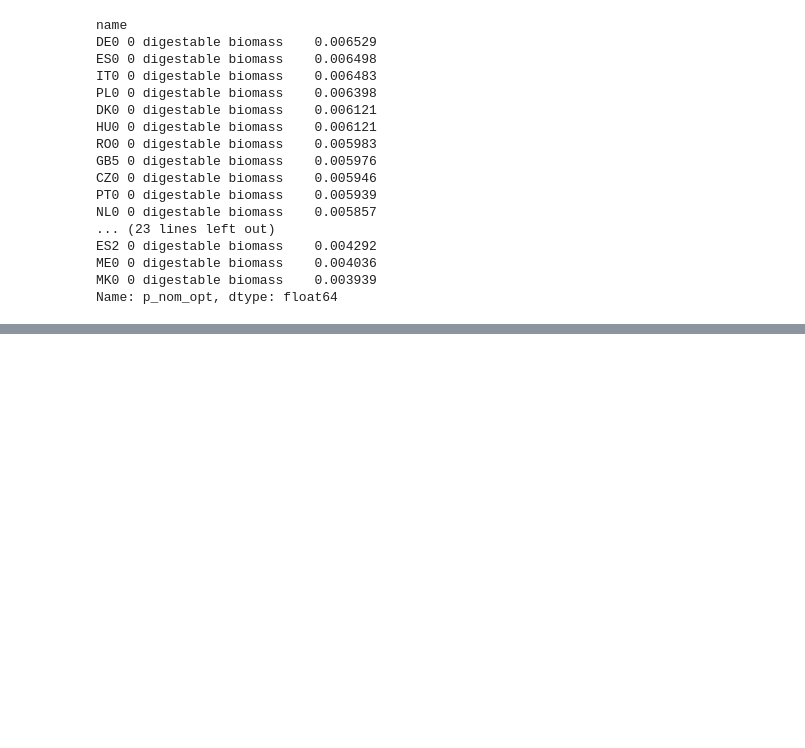
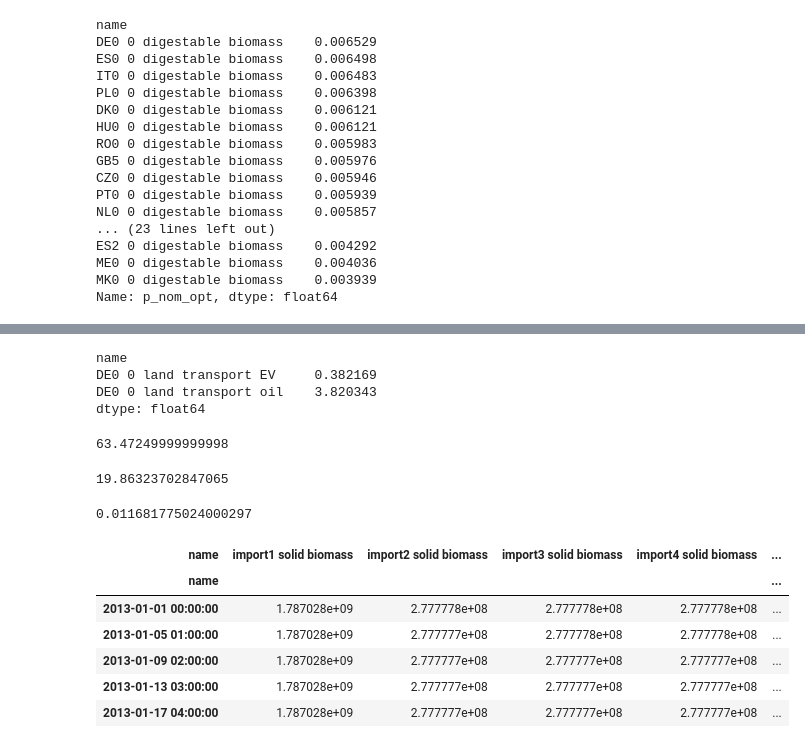
Before and after one commit to humpage/pypsa-eur-sec, a Jupyter notebook: jupyterAnalysis.ipynb, the cells around one changed output, grey strips where cells are left out. Saved outputs shown, nothing was run; the diff lists cells and outputs as text; code cells hidden in the pictures; blank space fills up the shorter version.

```diff
--- a/jupyterAnalysis.ipynb
+++ b/jupyterAnalysis.ipynb
@@ -248,0 +280,29 @@ n.components["Link"]["attrs"]
+# %%
+n.loads_t.p.filter(regex='DE.*transport').sum()/1e6#*3.6/1e6 #PJ
+# %% [output]
+name
+DE0 0 land transport EV     0.382169
+DE0 0 land transport oil    3.820343
+dtype: float64
+# %%
+n.loads_t.p.filter(regex='electricity').sum().sum()*3.6/1e6
+# %% [output]
+63.47249999999998
+# %%
+n.stores_t.p.filter(regex='solid biomass').sum().sum()*3.6/1e6
+# %% [output]
+19.86323702847065
+# %%
+n.stores_t.p.filter(regex='digestable biomass').sum().sum()*3.6/1e6
+# %% [output]
+0.011681775024000297
+# %%
+n.stores_t.e.filter(regex='import').head(5)
+# %% [output]
+| name | import1 solid biomass | import2 solid biomass | import3 solid biomass | import4 solid biomass | ... |
+| name |  |  |  |  | ... |
+| 2013-01-01 00:00:00 | 1.787028e+09 | 2.777778e+08 | 2.777778e+08 | 2.777778e+08 | ... |
+| 2013-01-05 01:00:00 | 1.787028e+09 | 2.777777e+08 | 2.777778e+08 | 2.777778e+08 | ... |
+| 2013-01-09 02:00:00 | 1.787028e+09 | 2.777777e+08 | 2.777777e+08 | 2.777777e+08 | ... |
+| 2013-01-13 03:00:00 | 1.787028e+09 | 2.777777e+08 | 2.777777e+08 | 2.777777e+08 | ... |
+| 2013-01-17 04:00:00 | 1.787028e+09 | 2.777777e+08 | 2.777777e+08 | 2.777777e+08 | ... |
```
Also changed, not shown: parts of 9 cells of this notebook, 1 other file.
